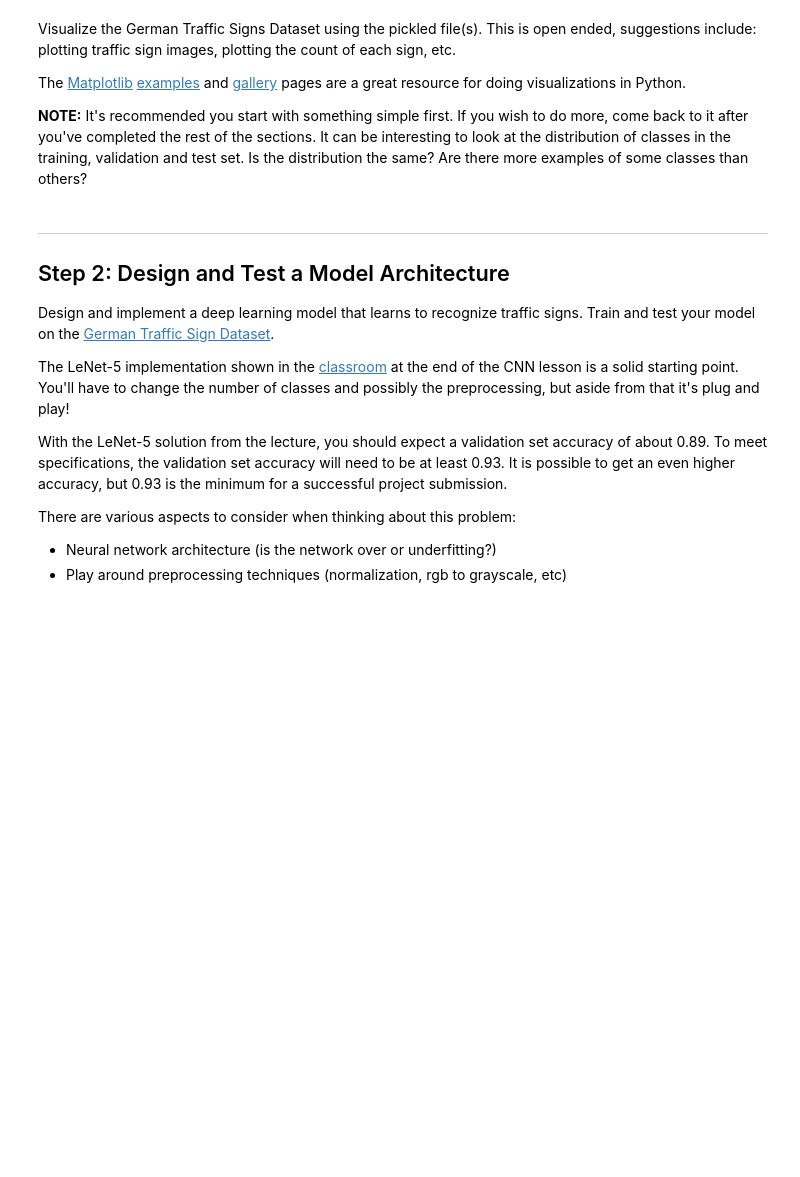
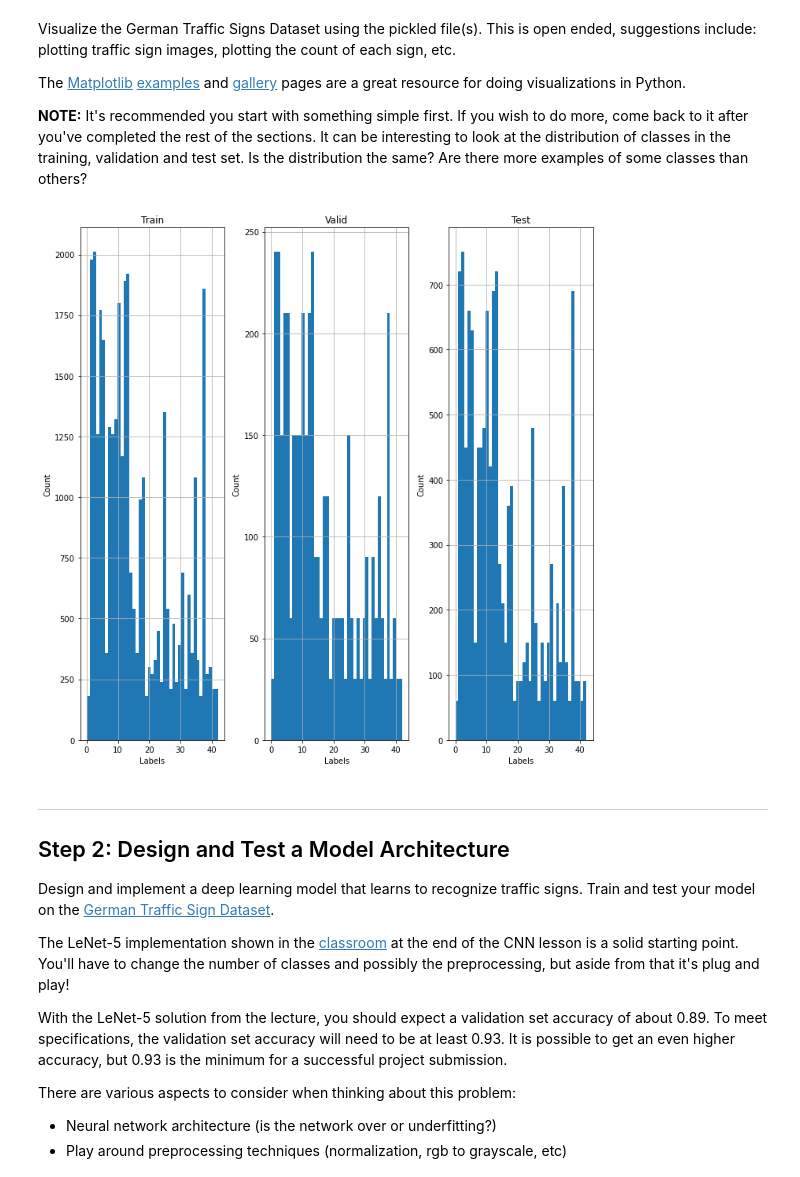
Before and after one commit to EugeneTolstikhin/udacity-traffic-Sign-Classifier-Project, a Jupyter notebook: Traffic_Sign_Classifier.ipynb, the cells around one changed output. Cells and saved outputs as stored; diff of their text form; code cells hidden in the pictures; blank space fills up the shorter version.

```diff
--- a/Traffic_Sign_Classifier.ipynb
+++ b/Traffic_Sign_Classifier.ipynb
@@ -27,18 +27,18 @@ import pickle
 
 data_folder = "./pickle/"
 training_file = data_folder + "train.p"
-#validation_file=?
+validation_file= data_folder + "valid.p"
 testing_file = data_folder + "test.p"
 
 with open(training_file, mode='rb') as f:
     train = pickle.load(f)
-#with open(validation_file, mode='rb') as f:
-#    valid = pickle.load(f)
+with open(validation_file, mode='rb') as f:
+    valid = pickle.load(f)
 with open(testing_file, mode='rb') as f:
     test = pickle.load(f)
 
 X_train, y_train = train['features'], train['labels']
-#X_valid, y_valid = valid['features'], valid['labels']
+X_valid, y_valid = valid['features'], valid['labels']
 X_test, y_test = test['features'], test['labels']
 # %% [markdown]
 ---
@@ -90,9 +97,23 @@ The [Matplotlib](http://matplotlib.org/) [examples](http://matplotlib.org/exampl
 # %%
 ### Data exploration visualization code goes here.
 ### Feel free to use as many code cells as needed.
 import matplotlib.pyplot as plt
 # Visualizations will be shown in the notebook.
 %matplotlib inline
+
+labels = [y_train, y_valid, y_test]
+fig, axes = plt.subplots(ncols = len(labels), figsize = (10, 10))
+for ax, label, title in zip(axes, labels, ['Train', 'Valid', 'Test']):
+    ax.hist(label, n_classes)
+    ax.set_xlabel('Labels')
+    ax.set_ylabel('Count')
+    ax.set_title(title)
+    ax.grid(True)
+
+fig.tight_layout()
+plt.show()
+# %% [output]
+[figure, added]
 # %% [markdown]
 ----
 
```
Also changed, not shown: parts of 18 cells of this notebook, 12 other files.
